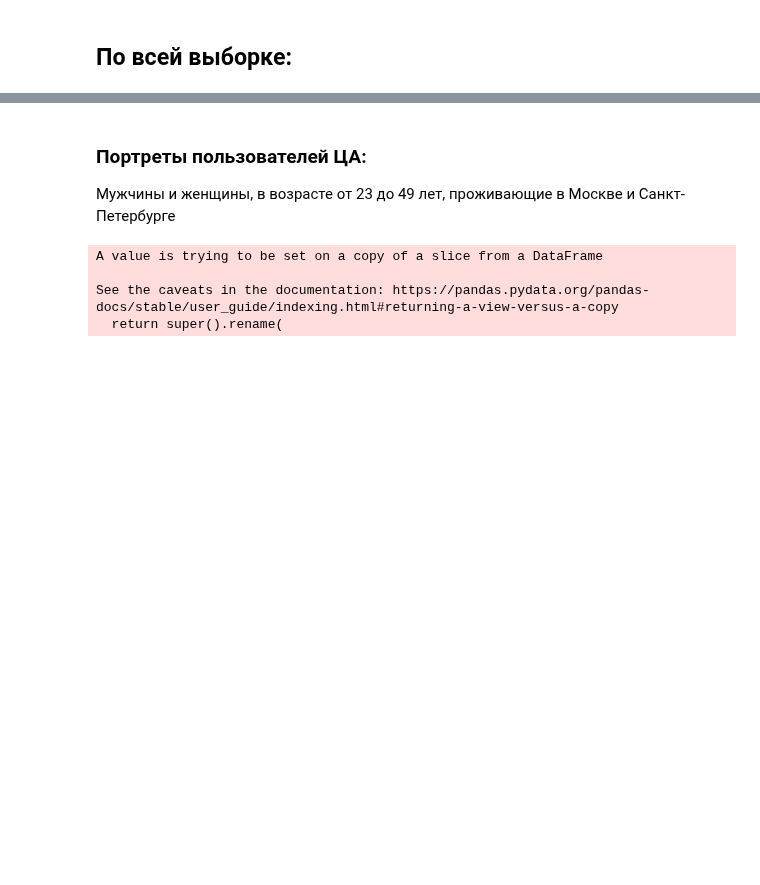
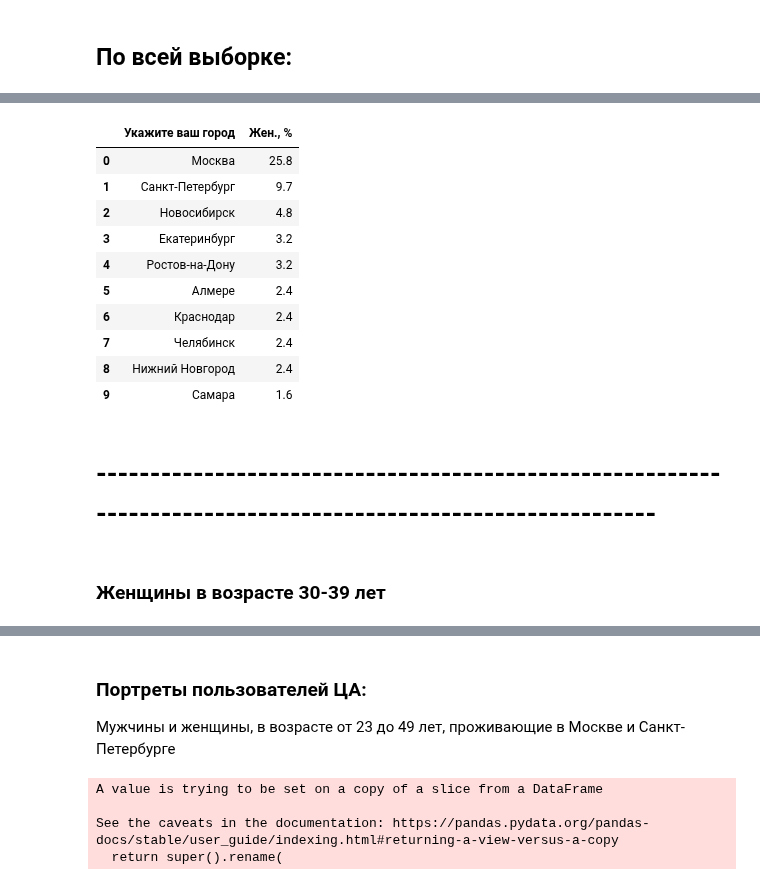
Before and after one commit to Gralex78/Home-Work-PYDA-20, a Jupyter notebook: 28_Grow/Grow.ipynb, the cells around one changed output, grey strips where cells are left out. Saved outputs shown, nothing was run; the diff lists cells and outputs as text; code cells hidden in the pictures; blank space fills up the shorter version.

```diff
--- a/28_Grow/Grow.ipynb
+++ b/28_Grow/Grow.ipynb
@@ -84,0 +131,20 @@ df_city.groupby('Укажите ваш город').count()[['Отметка в
+# %%
+f_city = round(f.iloc[:,[3]].value_counts() / f.iloc[:,[3]].value_counts().sum() * 100, 1).reset_index()
+f_city.columns = ['Укажите ваш город', 'Жен., %']
+f_city.head(10)
+# %% [output]
+|  | Укажите ваш город | Жен., % |
+| 0 | Москва | 25.8 |
+| 1 | Санкт-Петербург | 9.7 |
+| 2 | Новосибирск | 4.8 |
+| 3 | Екатеринбург | 3.2 |
+| 4 | Ростов-на-Дону | 3.2 |
+| 5 | Алмере | 2.4 |
+| 6 | Краснодар | 2.4 |
+| 7 | Челябинск | 2.4 |
+| 8 | Нижний Новгород | 2.4 |
+| 9 | Самара | 1.6 |
+# %% [markdown]
+# --------------------------------------------------------------------------------------------------------------
+# %% [markdown]
+### Женщины в возрасте 30-39 лет
```
Also changed, not shown: parts of 107 cells of this notebook.
